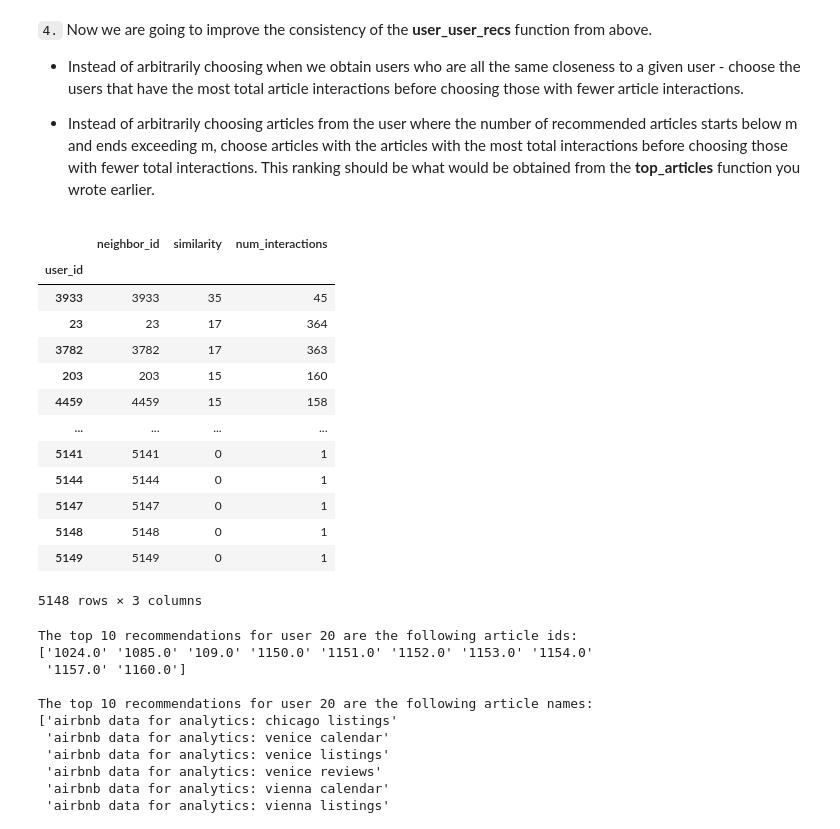
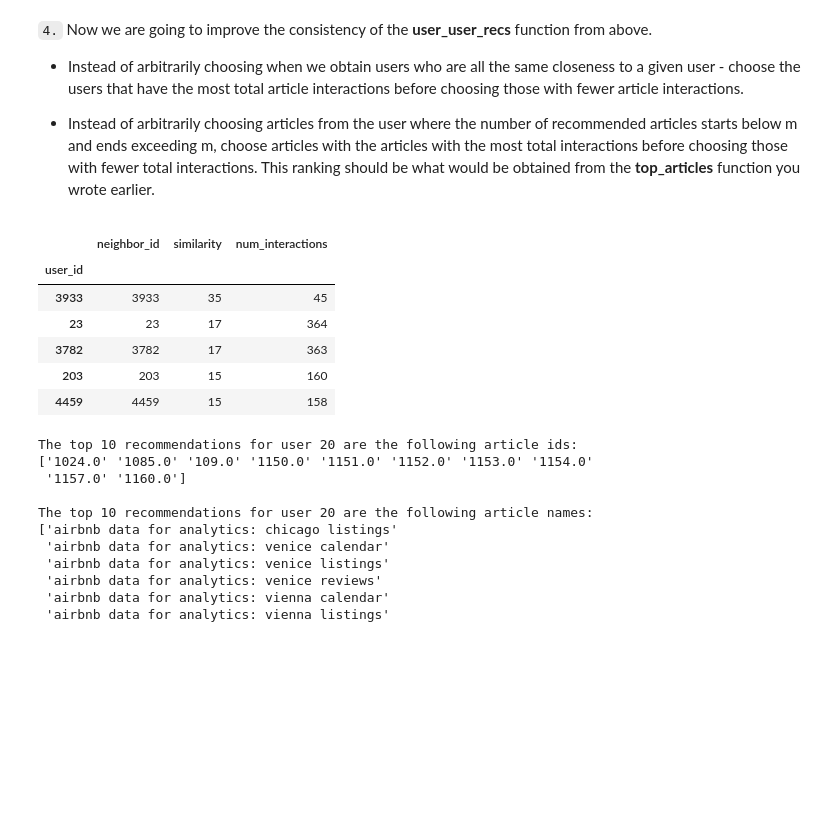
Before and after one commit to sheilaxz/recommendations_with_ibm, a Jupyter notebook: Recommendations_with_IBM.ipynb, the cells around one changed output. Saved outputs shown, nothing was run; the diff lists cells and outputs as text; code cells hidden in the pictures; blank space fills up the shorter version.

```diff
--- a/Recommendations_with_IBM.ipynb
+++ b/Recommendations_with_IBM.ipynb
@@ -534,41 +519,34 @@ def get_top_sorted_users(user_id, df=df, user_item=user_item):
     OUTPUT:
     neighbors_df - (pandas dataframe) a dataframe with:
                     neighbor_id - is a neighbor user_id
                     similarity - measure of the similarity of each user to the provided user_id
                     num_interactions - the number of articles viewed by the user - if a u
 
     Other Details - sort the neighbors_df by the similarity and then by number of interactions where
                     highest of each is higher in the dataframe
 
     '''
     # Your code here
     user_sim = sim_mat.loc[user_id, ]
     user_interactions = list(df.groupby('user_id')['article_id'].count())
     user_df = pd.DataFrame({"neighbor_id": user_item.index,
                             "similarity": user_sim,
                             "num_interactions": user_interactions})
     user_df = user_df[user_df.index != user_id]
     neighbors_df = user_df.sort_values(by = ['similarity', 'num_interactions'], ascending = False)
 
     return neighbors_df # Return the dataframe specified in the doc_string
 
 similar_users = get_top_sorted_users(1)
-similar_users
+similar_users.head()
 # %% [output]
 |  | neighbor_id | similarity | num_interactions |
 | user_id |  |  |  |
 | 3933 | 3933 | 35 | 45 |
 | 23 | 23 | 17 | 364 |
 | 3782 | 3782 | 17 | 363 |
 | 203 | 203 | 15 | 160 |
 | 4459 | 4459 | 15 | 158 |
-| ... | ... | ... | ... |
-| 5141 | 5141 | 0 | 1 |
-| 5144 | 5144 | 0 | 1 |
-| 5147 | 5147 | 0 | 1 |
-| 5148 | 5148 | 0 | 1 |
-| 5149 | 5149 | 0 | 1 |
-5148 rows × 3 columns
 # %%
 def get_top_sorted_users(user_id, df=df, user_item=user_item):
     '''
```
Also changed, not shown: parts of 14 cells of this notebook, 1 other file.
